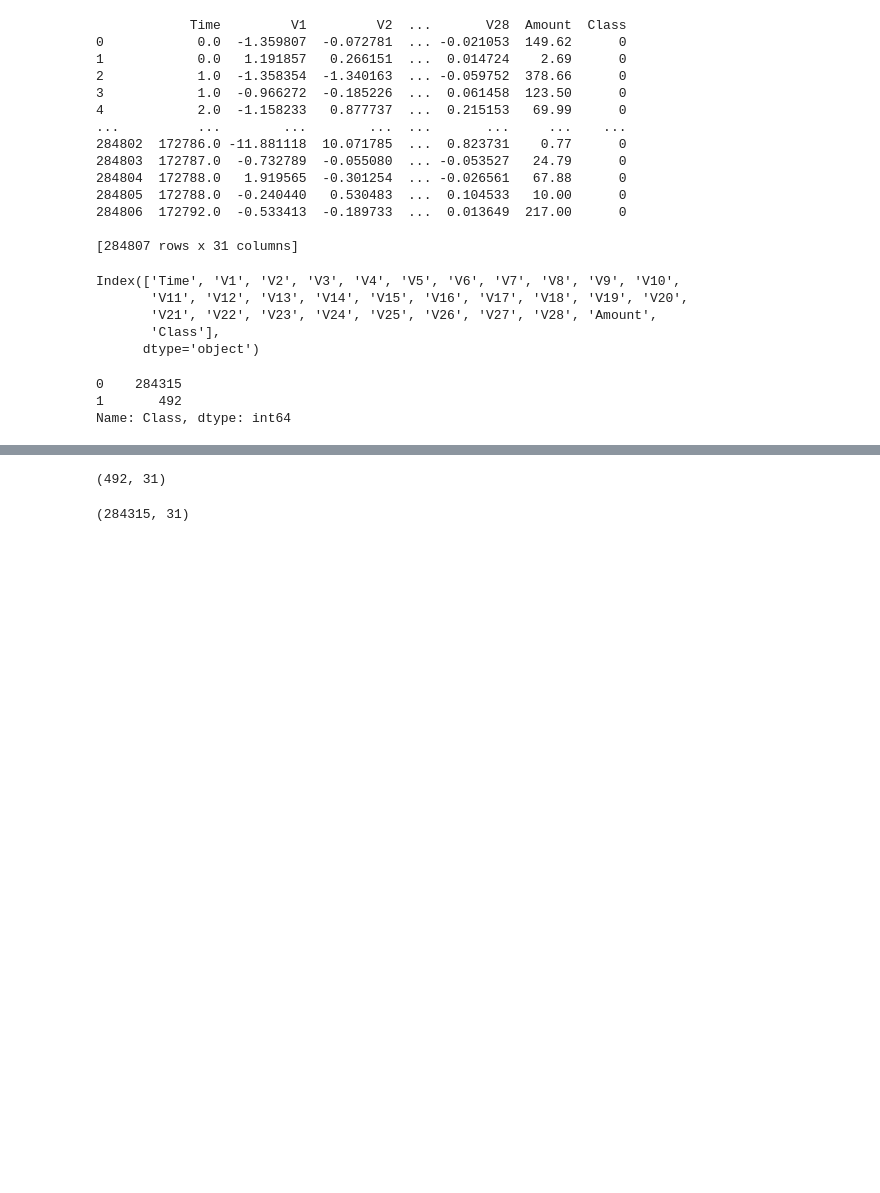
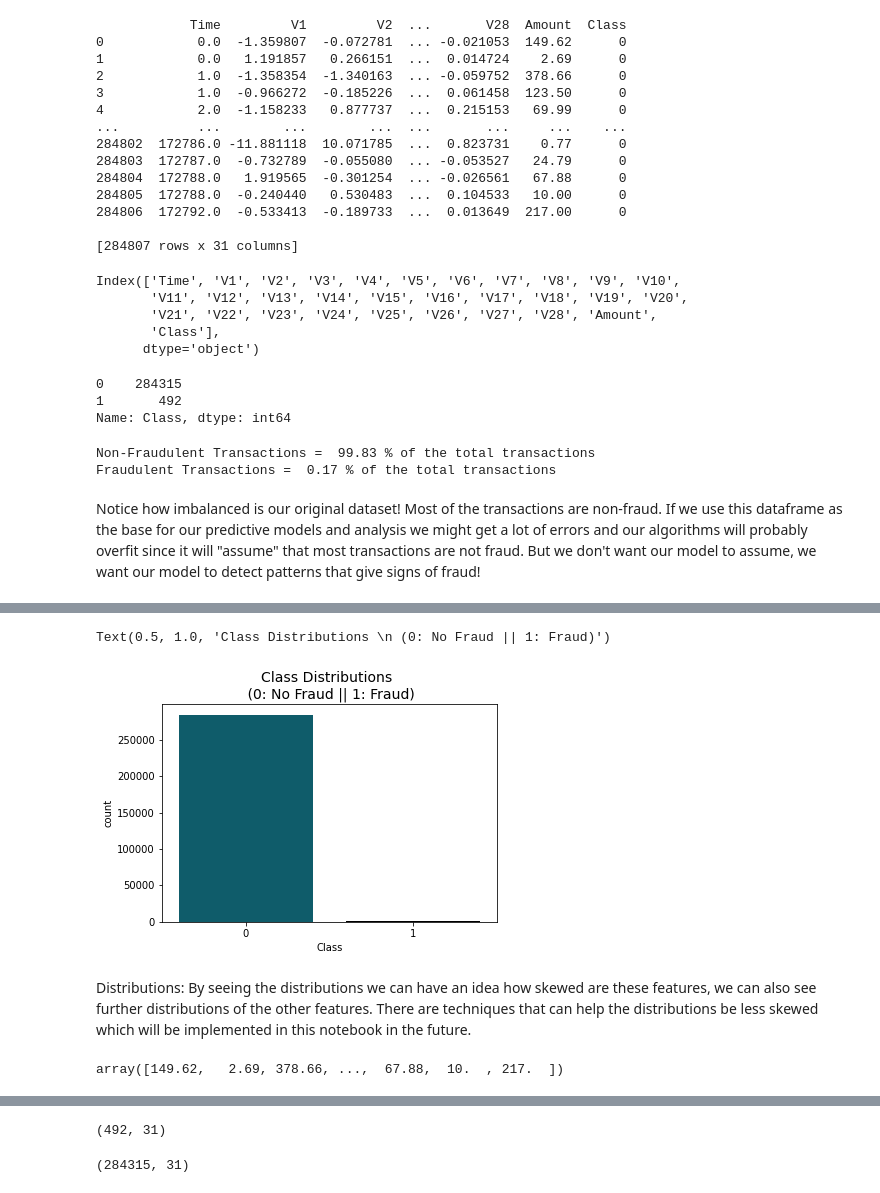
Before and after one commit to d1wa5h/credit-card-fraud-detector, a Jupyter notebook: anomalydetection.ipynb, the cells around one changed output, grey strips where cells are left out. Drawn from its saved outputs; the diff is of its cells as text; code cells hidden in the pictures; blank space fills up the shorter version.

```diff
--- a/anomalydetection.ipynb
+++ b/anomalydetection.ipynb
@@ -14,5 +44,5 @@ Drive already mounted at /content/drive; to attempt to forcibly remount, call dr
 # %%
 path="/content/drive/My Drive/Colab Notebooks/dataset/creditcard.csv"
 # %%
-df=pd.read_csv(path)
+dfset=pd.read_csv(path)
 # %%
@@ -50,4 +80,12 @@ df['Class'].value_counts()
 0    284315
 1       492
 Name: Class, dtype: int64
+# %%
+print('Non-Fraudulent Transactions = ', round(dfset['Class'].value_counts()[0]*100/len(dfset), 2), '% of the total transactions')
+print('Fraudulent Transactions = ', round(dfset['Class'].value_counts()[1]*100/len(dfset), 2), '% of the total transactions')
+# %% [output]
+Non-Fraudulent Transactions =  99.83 % of the total transactions
+Fraudulent Transactions =  0.17 % of the total transactions
+# %% [markdown]
+Notice how imbalanced is our original dataset! Most of the transactions are non-fraud. If we use this dataframe as the base for our predictive models and analysis we might get a lot of errors and our algorithms will probably overfit since it will "assume" that most transactions are not fraud. But we don't want our model to assume, we want our model to detect patterns that give signs of fraud!
 # %%
@@ -67,0 +106,13 @@ NonFraud = df[df['Class'] == 0]
+# %%
+colors = ["#006679", "#000000"]
+sns.countplot('Class', data=dfset, palette=colors)
+plt.title('Class Distributions \n (0: No Fraud || 1: Fraud)', fontsize=14)
+# %% [output]
+Text(0.5, 1.0, 'Class Distributions \n (0: No Fraud || 1: Fraud)')
+[figure, added]
+# %% [markdown]
+Distributions: By seeing the distributions we can have an idea how skewed are these features, we can also see further distributions of the other features. There are techniques that can help the distributions be less skewed which will be implemented in this notebook in the future.
+# %%
+dfset['Amount'].values
+# %% [output]
+array([149.62,   2.69, 378.66, ...,  67.88,  10.  , 217.  ])
```
Also changed, not shown: parts of 13 cells of this notebook.
